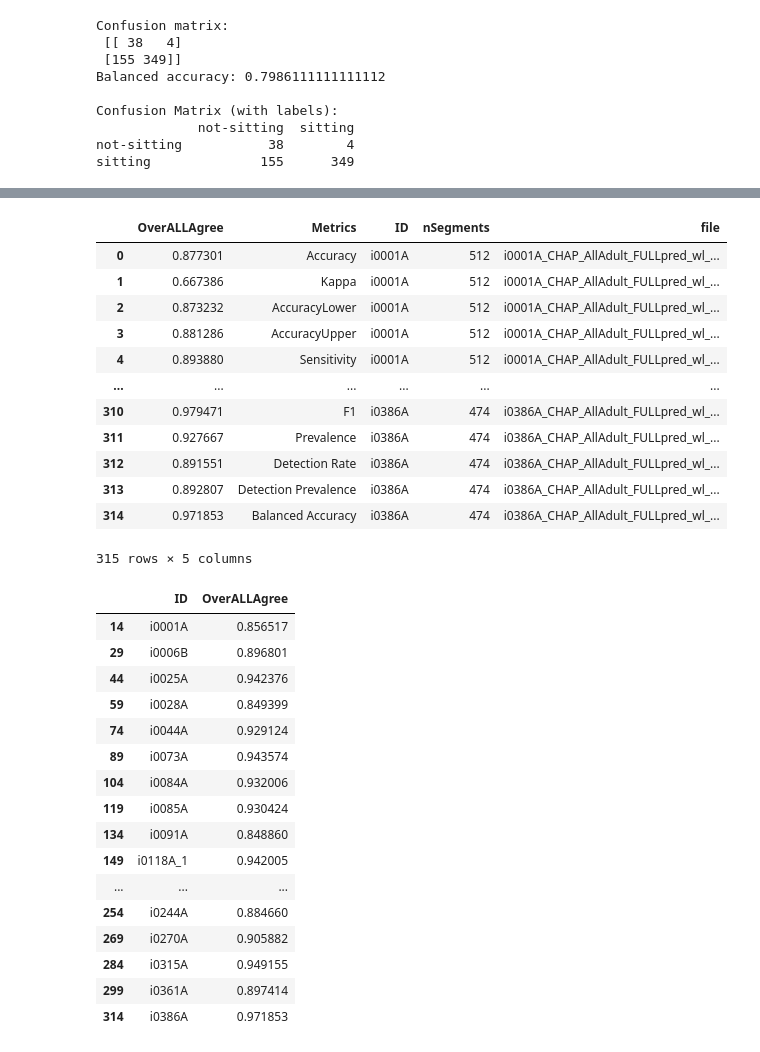
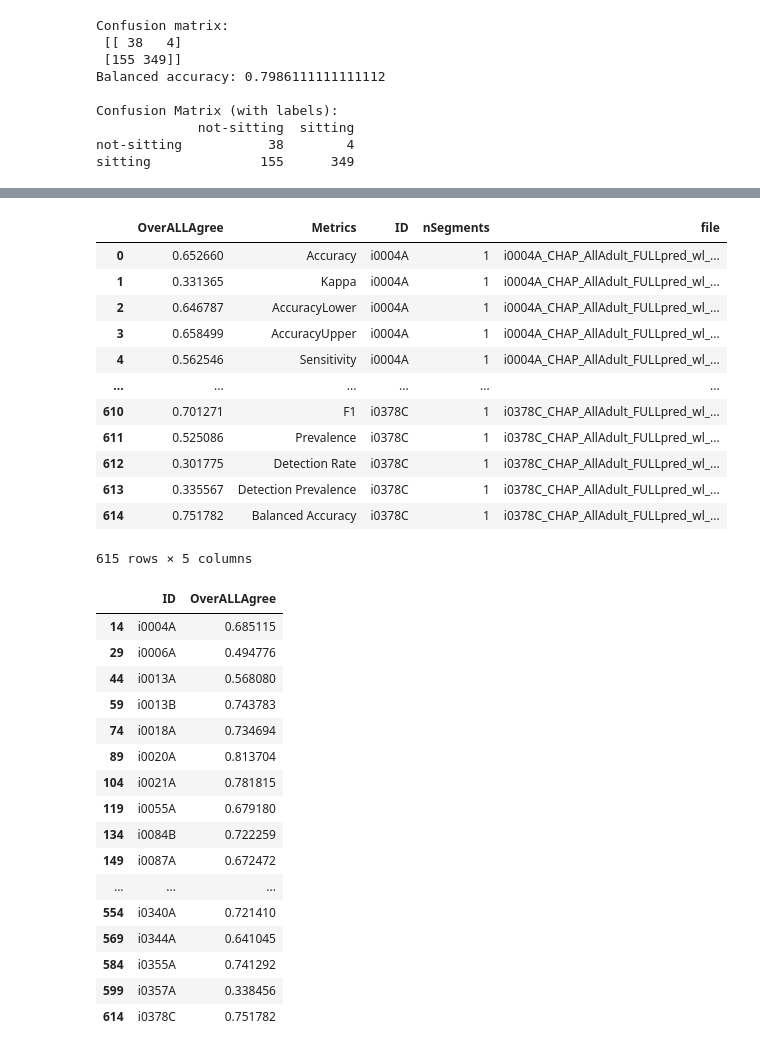
Before and after one commit to yuc0805/DeepPostures_MAE, a Jupyter notebook: MSSE_2021_pt/zs_metric.ipynb, the cells around one changed output, grey strips where cells are left out. Cells and saved outputs as stored; diff of their text form; code cells hidden in the pictures.

```diff
--- a/MSSE_2021_pt/zs_metric.ipynb
+++ b/MSSE_2021_pt/zs_metric.ipynb
@@ -563,46 +563,46 @@ f1_score: [0.9513763943864699, 0.8672065465953547]
 | 19 | i0195A | 0.915751 | 0.954365 | [0.9087301587301587, 1.0] | [1.0, 0.9087301587301587] | [1.0, 0.4772727272727273] | ... |
 # %%
 import pandas as pd
-weiwei_path = '/Users/leo/Desktop/DeepPostures_MAE/support_files/iWatch_CHAP1.0_H_ParticipantLevel_agree.csv'
+weiwei_path = '/Users/leo/Desktop/DeepPostures_MAE/support_files/Archive/iWatch_CHAP1.0_W_ParticipantLevel_agree.csv'
 weiwei_df = pd.read_csv(weiwei_path)
 # only need balanced accuracy
 weiwei_df
 # %% [output]
 |  | OverALLAgree | Metrics | ID | nSegments | file |
-| 0 | 0.877301 | Accuracy | i0001A | 512 | i0001A_CHAP_AllAdult_FULLpred_wl_... |
-| 1 | 0.667386 | Kappa | i0001A | 512 | i0001A_CHAP_AllAdult_FULLpred_wl_... |
-| 2 | 0.873232 | AccuracyLower | i0001A | 512 | i0001A_CHAP_AllAdult_FULLpred_wl_... |
-| 3 | 0.881286 | AccuracyUpper | i0001A | 512 | i0001A_CHAP_AllAdult_FULLpred_wl_... |
-| 4 | 0.893880 | Sensitivity | i0001A | 512 | i0001A_CHAP_AllAdult_FULLpred_wl_... |
+| 0 | 0.652660 | Accuracy | i0004A | 1 | i0004A_CHAP_AllAdult_FULLpred_wl_... |
+| 1 | 0.331365 | Kappa | i0004A | 1 | i0004A_CHAP_AllAdult_FULLpred_wl_... |
+| 2 | 0.646787 | AccuracyLower | i0004A | 1 | i0004A_CHAP_AllAdult_FULLpred_wl_... |
+| 3 | 0.658499 | AccuracyUpper | i0004A | 1 | i0004A_CHAP_AllAdult_FULLpred_wl_... |
+| 4 | 0.562546 | Sensitivity | i0004A | 1 | i0004A_CHAP_AllAdult_FULLpred_wl_... |
 | ... | ... | ... | ... | ... | ... |
-| 310 | 0.979471 | F1 | i0386A | 474 | i0386A_CHAP_AllAdult_FULLpred_wl_... |
-| 311 | 0.927667 | Prevalence | i0386A | 474 | i0386A_CHAP_AllAdult_FULLpred_wl_... |
-| 312 | 0.891551 | Detection Rate | i0386A | 474 | i0386A_CHAP_AllAdult_FULLpred_wl_... |
-| 313 | 0.892807 | Detection Prevalence | i0386A | 474 | i0386A_CHAP_AllAdult_FULLpred_wl_... |
-| 314 | 0.971853 | Balanced Accuracy | i0386A | 474 | i0386A_CHAP_AllAdult_FULLpred_wl_... |
+| 610 | 0.701271 | F1 | i0378C | 1 | i0378C_CHAP_AllAdult_FULLpred_wl_... |
+| 611 | 0.525086 | Prevalence | i0378C | 1 | i0378C_CHAP_AllAdult_FULLpred_wl_... |
+| 612 | 0.301775 | Detection Rate | i0378C | 1 | i0378C_CHAP_AllAdult_FULLpred_wl_... |
+| 613 | 0.335567 | Detection Prevalence | i0378C | 1 | i0378C_CHAP_AllAdult_FULLpred_wl_... |
+| 614 | 0.751782 | Balanced Accuracy | i0378C | 1 | i0378C_CHAP_AllAdult_FULLpred_wl_... |
-315 rows × 5 columns
+615 rows × 5 columns
 # %%
 weiwei_df = weiwei_df[weiwei_df['Metrics'] == 'Balanced Accuracy']
 weiwei_df = weiwei_df[['ID', 'OverALLAgree']]
 weiwei_df
 # %% [output]
 |  | ID | OverALLAgree |
-| 14 | i0001A | 0.856517 |
-| 29 | i0006B | 0.896801 |
-| 44 | i0025A | 0.942376 |
-| 59 | i0028A | 0.849399 |
-| 74 | i0044A | 0.929124 |
-| 89 | i0073A | 0.943574 |
-| 104 | i0084A | 0.932006 |
-| 119 | i0085A | 0.930424 |
-| 134 | i0091A | 0.848860 |
-| 149 | i0118A_1 | 0.942005 |
+| 14 | i0004A | 0.685115 |
+| 29 | i0006A | 0.494776 |
+| 44 | i0013A | 0.568080 |
+| 59 | i0013B | 0.743783 |
+| 74 | i0018A | 0.734694 |
+| 89 | i0020A | 0.813704 |
+| 104 | i0021A | 0.781815 |
+| 119 | i0055A | 0.679180 |
+| 134 | i0084B | 0.722259 |
+| 149 | i0087A | 0.672472 |
 | ... | ... | ... |
-| 254 | i0244A | 0.884660 |
-| 269 | i0270A | 0.905882 |
-| 284 | i0315A | 0.949155 |
-| 299 | i0361A | 0.897414 |
-| 314 | i0386A | 0.971853 |
+| 554 | i0340A | 0.721410 |
+| 569 | i0344A | 0.641045 |
+| 584 | i0355A | 0.741292 |
+| 599 | i0357A | 0.338456 |
+| 614 | i0378C | 0.751782 |
 # %%
 import os
 import pandas as pd
```
Also changed, not shown: parts of 3 cells of this notebook, 1 other file.
